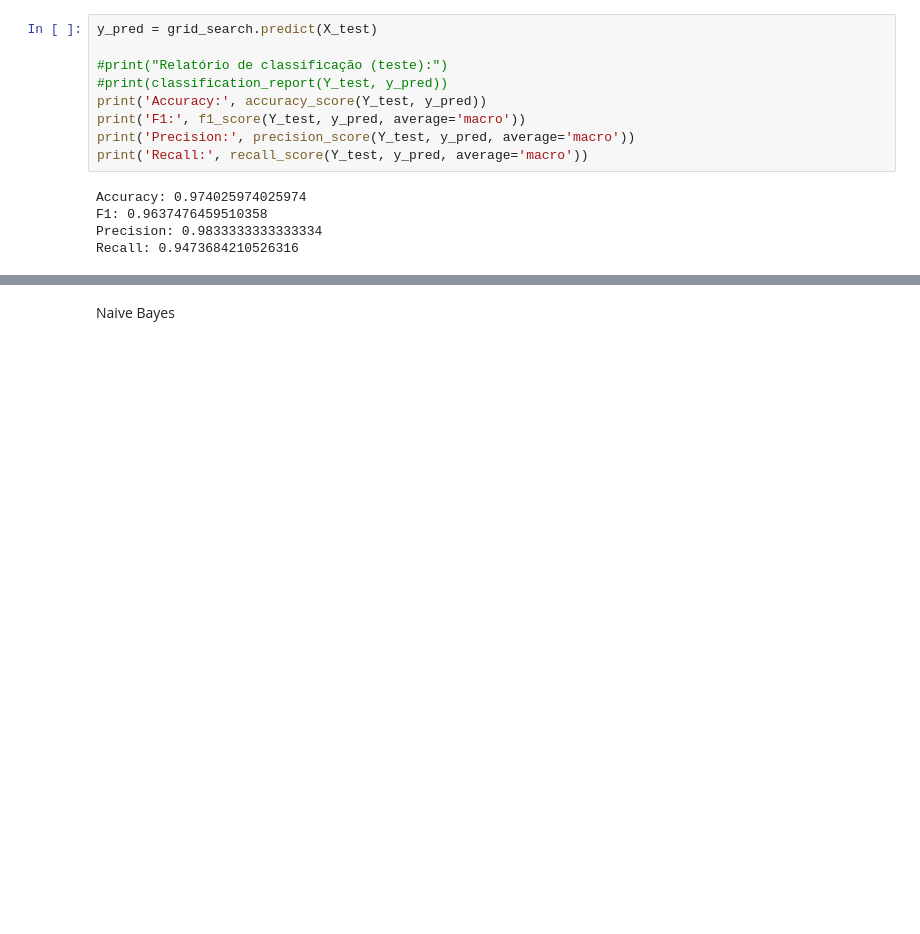
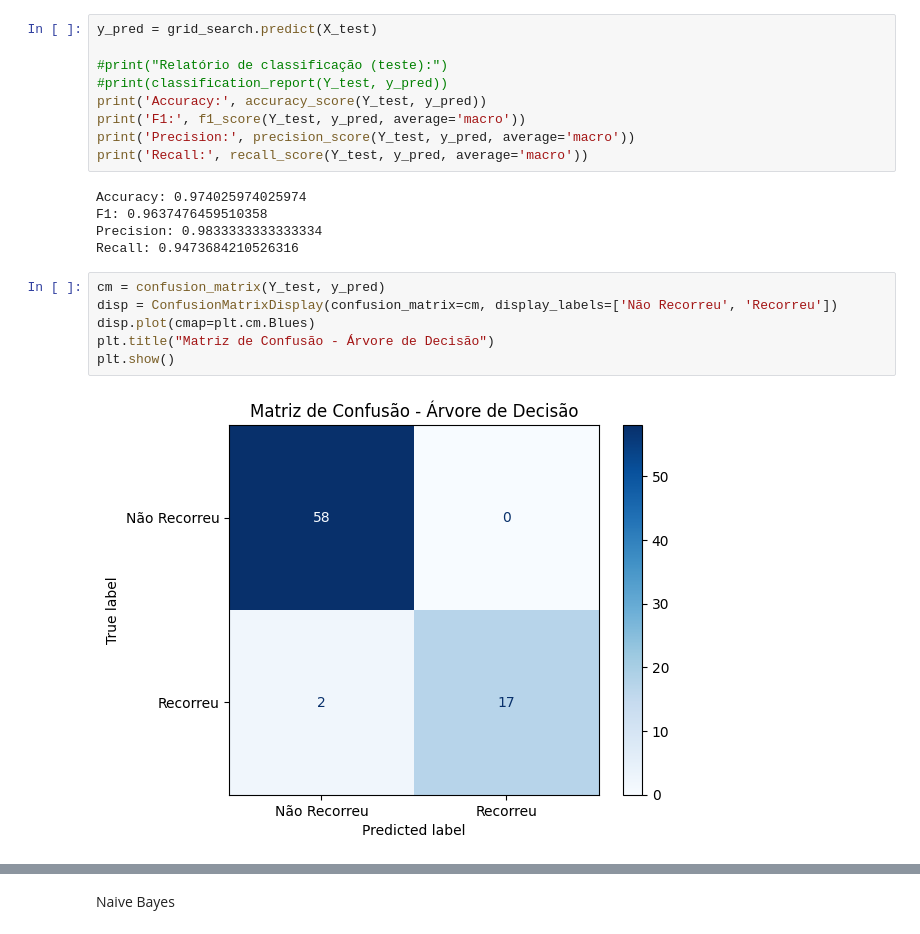
Before and after one commit to Erick080/T1_ML, a Jupyter notebook: T1_ML.ipynb, the cells around one changed output, grey strips where cells are left out. Cells and saved outputs as stored; diff of their text form; blank space fills up the shorter version.

```diff
--- a/T1_ML.ipynb
+++ b/T1_ML.ipynb
@@ -100,6 +97,14 @@ Accuracy: 0.974025974025974
 F1: 0.9637476459510358
 Precision: 0.9833333333333334
 Recall: 0.9473684210526316
+# %%
+cm = confusion_matrix(Y_test, y_pred)
+disp = ConfusionMatrixDisplay(confusion_matrix=cm, display_labels=['Não Recorreu', 'Recorreu'])
+disp.plot(cmap=plt.cm.Blues)
+plt.title("Matriz de Confusão - Árvore de Decisão")
+plt.show()
+# %% [output]
+[figure, added]
 # %%
 # Plot da Arvore Gerada
 best_tree = grid_search.best_estimator_
```
Also changed, not shown: parts of 13 cells of this notebook, 1 other file.
